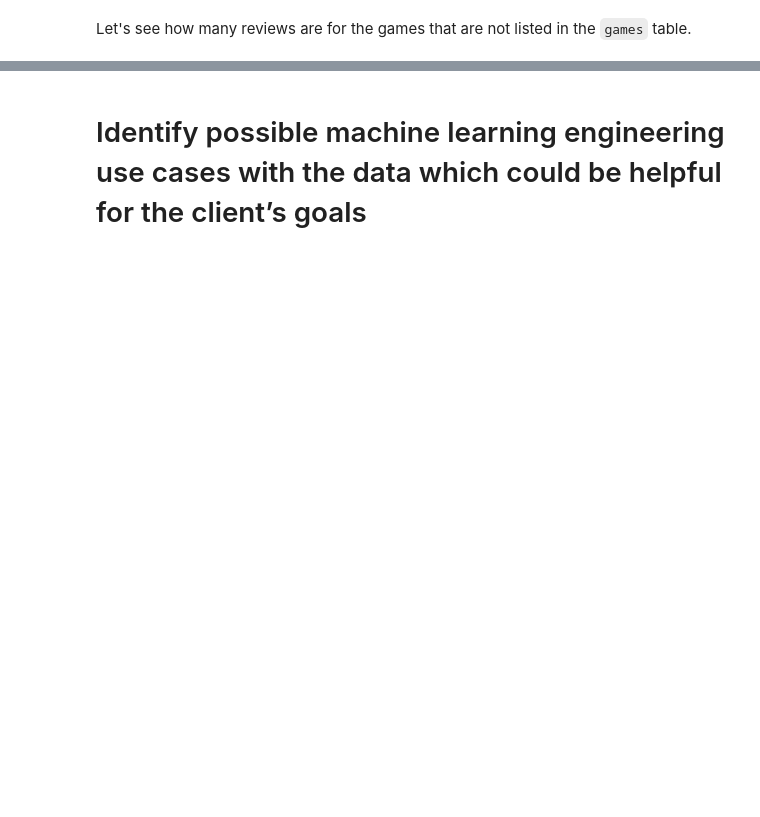
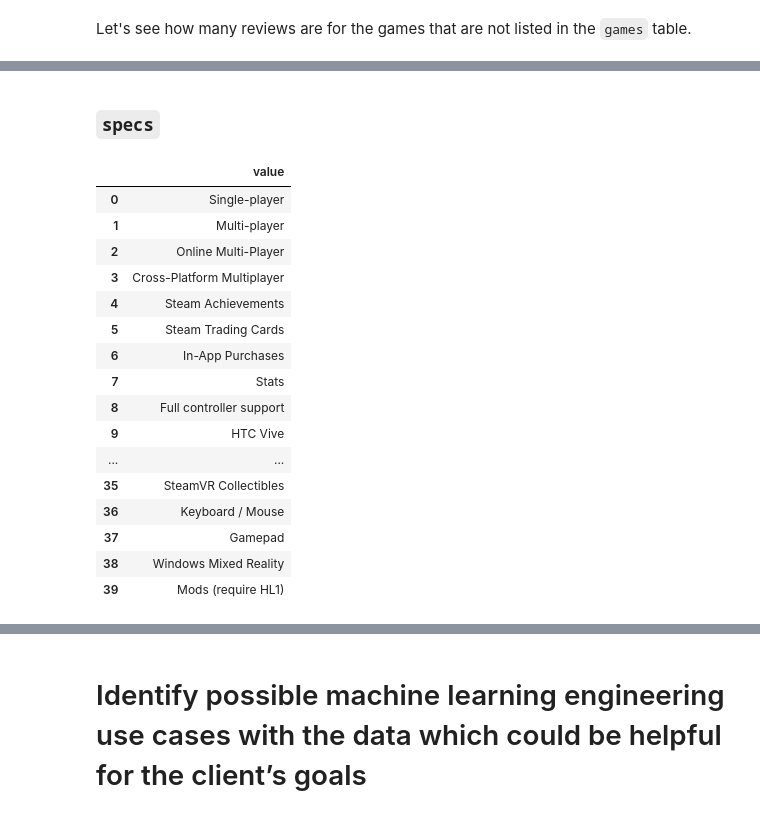
Before and after one commit to ayorgo/steam-recsys, a Jupyter notebook: steam-recsys.ipynb, the cells around one changed output, grey strips where cells are left out. Drawn from its saved outputs; the diff is of its cells as text; code cells hidden in the pictures; blank space fills up the shorter version.

```diff
--- a/steam-recsys.ipynb
+++ b/steam-recsys.ipynb
@@ -997,0 +1088,30 @@ query("""
+# %% [markdown]
+### `specs`
+# %%
+query("""
+    SELECT
+        DISTINCT value
+    FROM
+        games,
+        json_each(specs)
+    WHERE tags is not NULL
+    ;"""
+)
+# %% [output]
+|  | value |
+| 0 | Single-player |
+| 1 | Multi-player |
+| 2 | Online Multi-Player |
+| 3 | Cross-Platform Multiplayer |
+| 4 | Steam Achievements |
+| 5 | Steam Trading Cards |
+| 6 | In-App Purchases |
+| 7 | Stats |
+| 8 | Full controller support |
+| 9 | HTC Vive |
+| ... | ... |
+| 35 | SteamVR Collectibles |
+| 36 | Keyboard / Mouse |
+| 37 | Gamepad |
+| 38 | Windows Mixed Reality |
+| 39 | Mods (require HL1) |
```
Also changed, not shown: parts of 30 cells of this notebook.
